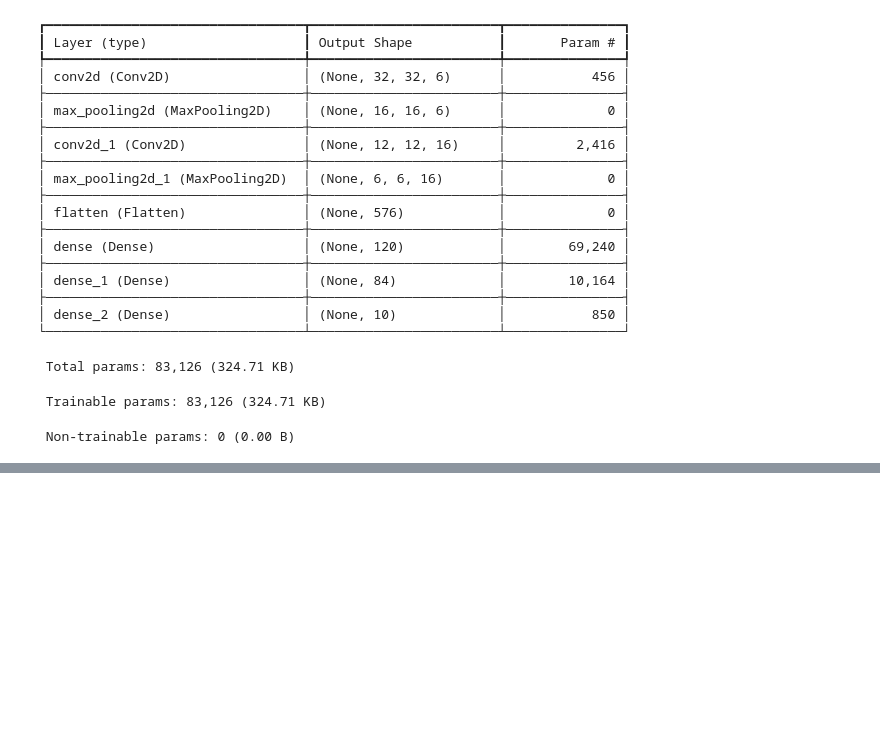
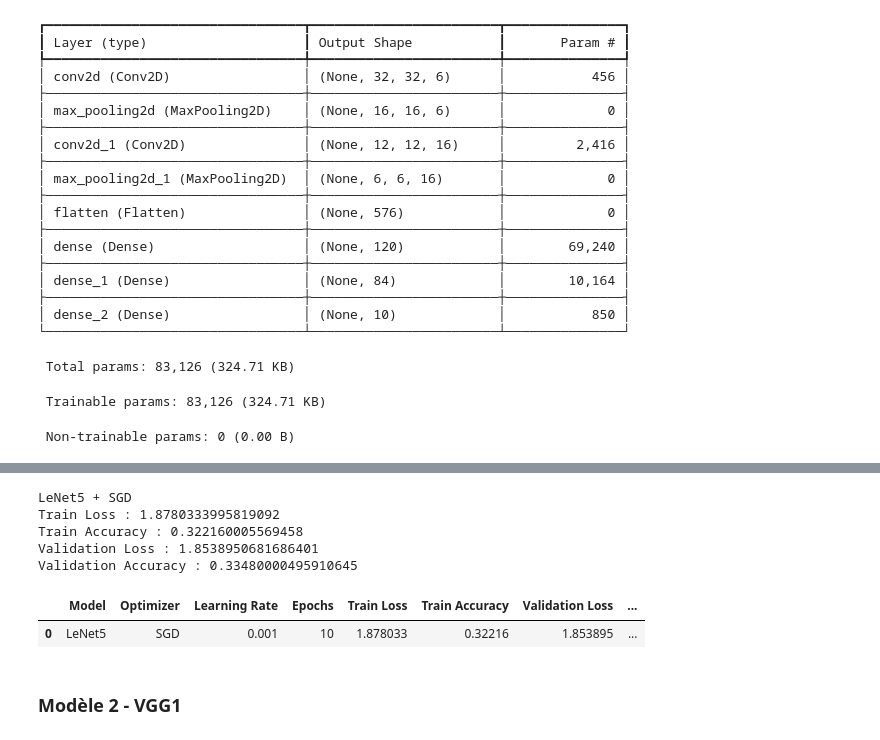
Before and after one commit to RaymCharles/Projet-CNN, a Jupyter notebook: Projet_ML.ipynb, the cells around one changed output, grey strips where cells are left out. Saved outputs shown, nothing was run; the diff lists cells and outputs as text; code cells hidden in the pictures; blank space fills up the shorter version.

```diff
--- a/Projet_ML.ipynb
+++ b/Projet_ML.ipynb
@@ -354,0 +357,47 @@ plot_history(history_lenet5_sgd)
+# %%
+# Evaluation finale du modèle LeNet5 avec SGD
+
+train_loss = history_lenet5_sgd.history["loss"][-1]
+train_acc = history_lenet5_sgd.history["accuracy"][-1]
+
+val_loss = history_lenet5_sgd.history["val_loss"][-1]
+val_acc = history_lenet5_sgd.history["val_accuracy"][-1]
+
+print("LeNet5 + SGD")
+print("Train Loss :", train_loss)
+print("Train Accuracy :", train_acc)
+print("Validation Loss :", val_loss)
+print("Validation Accuracy :", val_acc)
+# %% [output]
+LeNet5 + SGD
+Train Loss : 1.8780333995819092
+Train Accuracy : 0.322160005569458
+Validation Loss : 1.8538950681686401
+Validation Accuracy : 0.33480000495910645
+# %%
+# Stockage des résultats dans une liste
+
+results = []
+
+results.append({
+    "Model": "LeNet5",
+    "Optimizer": "SGD",
+    "Learning Rate": 0.001,
+    "Epochs": 10,
+    "Train Loss": train_loss,
+    "Train Accuracy": train_acc,
+    "Validation Loss": val_loss,
+    "Validation Accuracy": val_acc
+})
+# %%
+# Affichage des résultats sous forme de tableau
+
+import pandas as pd
+
+results_df = pd.DataFrame(results)
+results_df
+# %% [output]
+|  | Model | Optimizer | Learning Rate | Epochs | Train Loss | Train Accuracy | Validation Loss | ... |
+| 0 | LeNet5 | SGD | 0.001 | 10 | 1.878033 | 0.32216 | 1.853895 | ... |
+# %% [markdown]
+### Modèle 2 - VGG1
```
Also changed, not shown: parts of 23 cells of this notebook.
